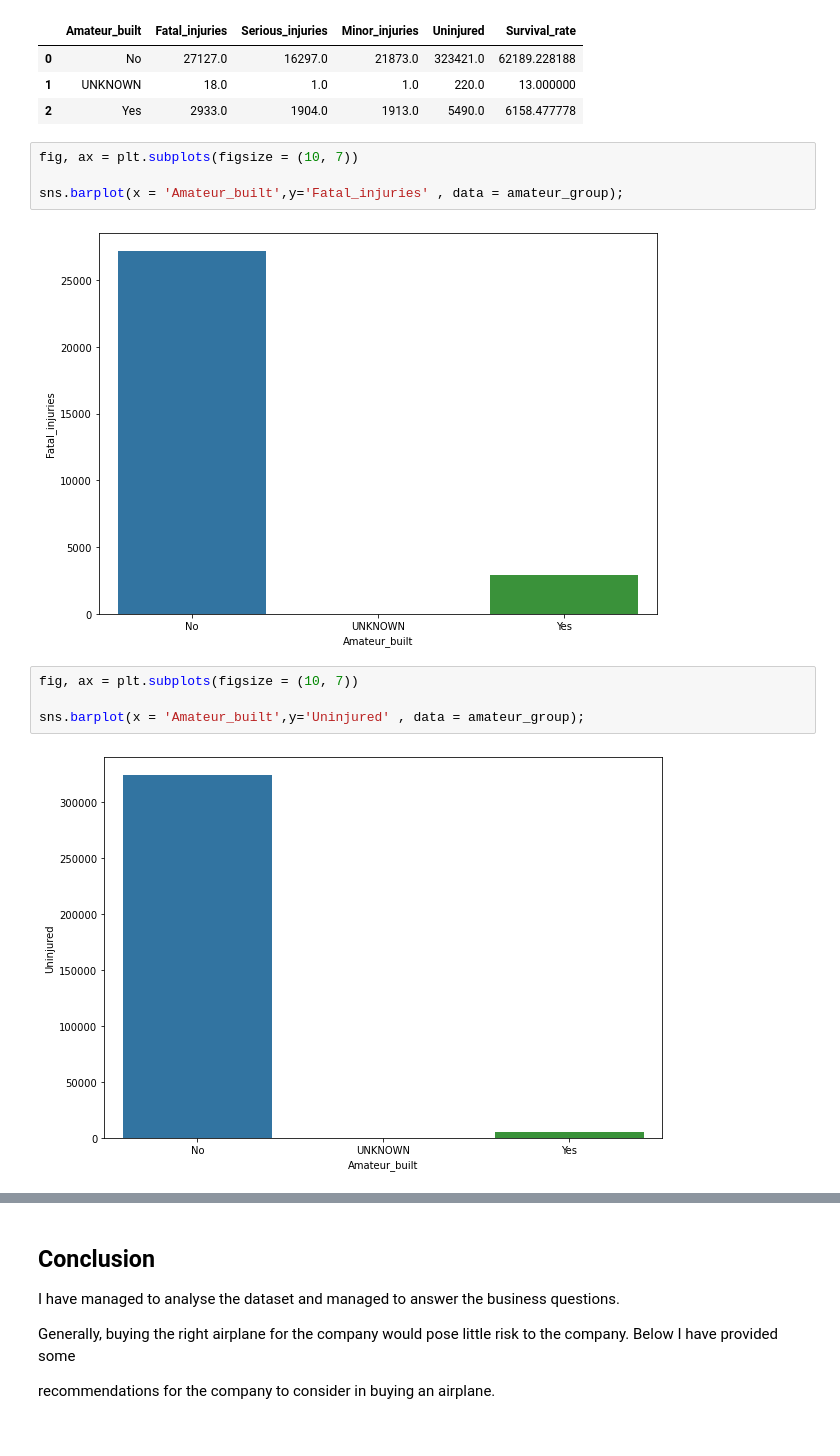
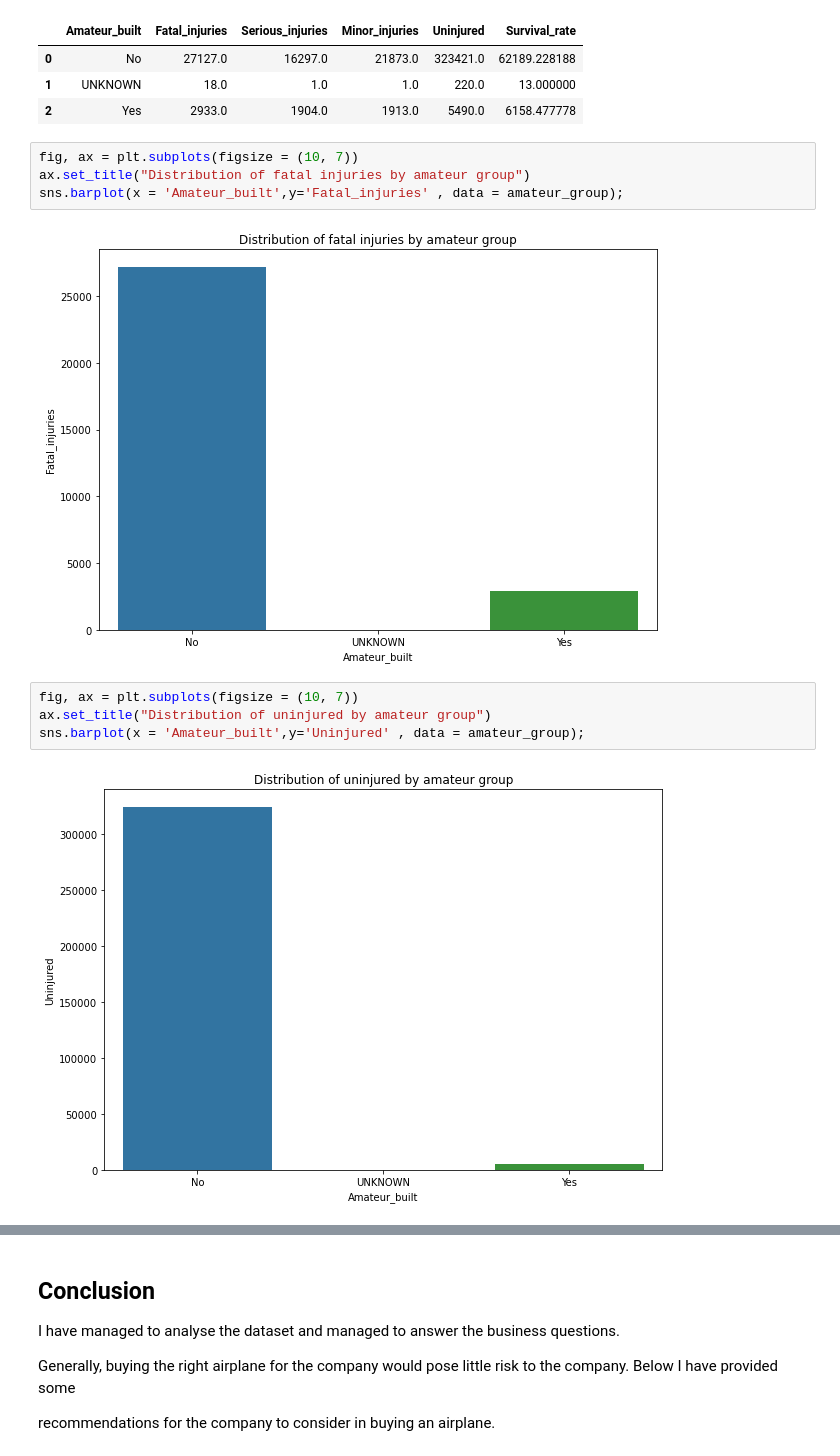
Before and after one commit to MosesMusyoki/dsc-phase_1_project, a Jupyter notebook: student.ipynb, the cells around one changed output, grey strips where cells are left out. Saved outputs shown, nothing was run; the diff lists cells and outputs as text.

```diff
--- a/student.ipynb
+++ b/student.ipynb
@@ -633,15 +635,15 @@ amateur_group
 | 2 | Yes | 2933.0 | 1904.0 | 1913.0 | 5490.0 | 6158.477778 |
 # %%
 fig, ax = plt.subplots(figsize = (10, 7))
-
+ax.set_title("Distribution of fatal injuries by amateur group")
 sns.barplot(x = 'Amateur_built',y='Fatal_injuries' , data = amateur_group);
 # %% [output]
-[figure, old version]
+[figure, new version]
 # %%
 fig, ax = plt.subplots(figsize = (10, 7))
-
+ax.set_title("Distribution of uninjured by amateur group")
 sns.barplot(x = 'Amateur_built',y='Uninjured' , data = amateur_group);
 # %% [output]
-[figure, old version]
+[figure, new version]
 # %%
 fig, ax = plt.subplots(figsize = (10, 7))
```
Also changed, not shown: parts of 18 cells of this notebook.
